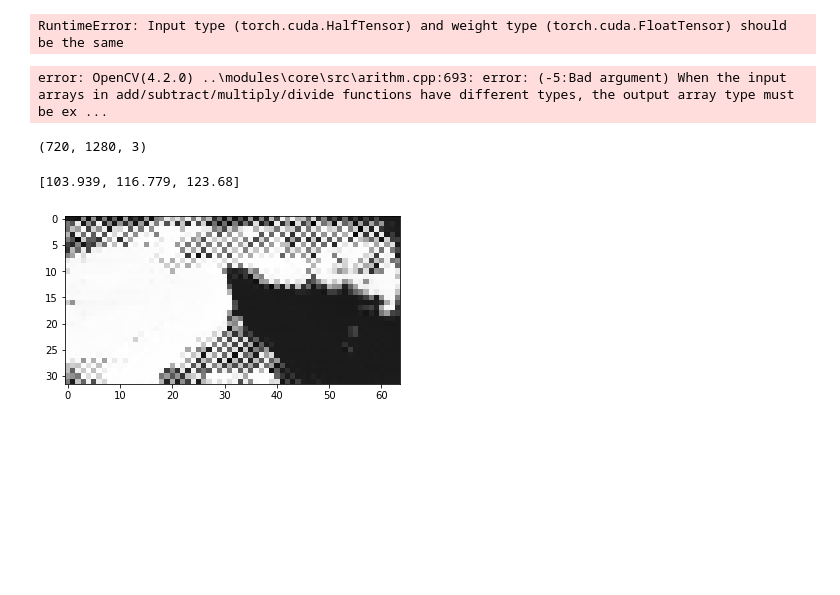
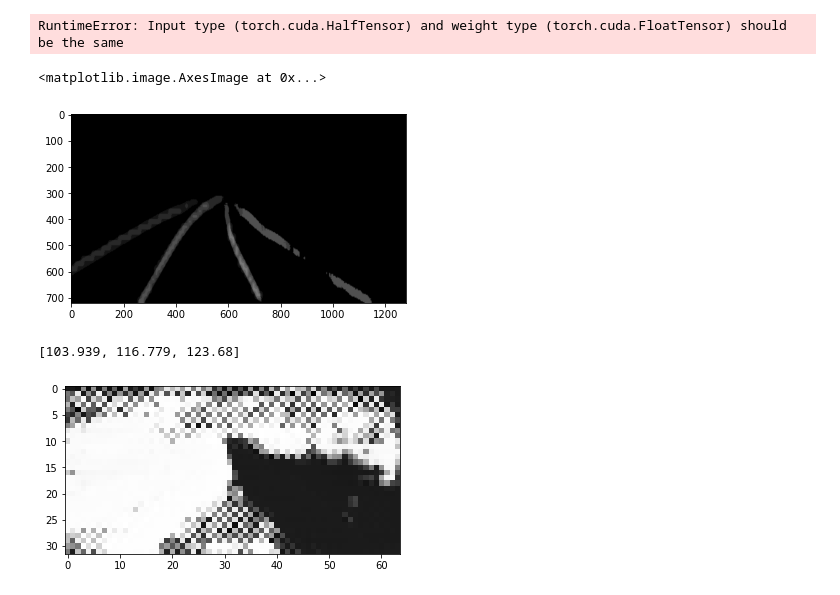
Before and after one commit to evopen/auto-ets2, a Jupyter notebook: scripts/Untitled.ipynb, the cells around one changed output. Cells and saved outputs as stored; diff of their text form; code cells hidden in the pictures; blank space fills up the shorter version.

```diff
--- a/scripts/Untitled.ipynb
+++ b/scripts/Untitled.ipynb
@@ -79,7 +79,7 @@ for filename in os.listdir('../images'):
     img = cv2.imread('../images/' + filename)
 
     drive_window_img = img[rect[1]:rect[1] + rect[3], rect[0]:rect[0] + rect[2]]
-    drive_window_img = cv2.copyMakeBorder( drive_window_img, 0, 0, 400, 200, cv2.BORDER_CONSTANT)
+    #drive_window_img = cv2.copyMakeBorder( drive_window_img, 0, 0, 400, 200, cv2.BORDER_CONSTANT)
 
     drive_window_img = drive_window_img.astype(np.float)
     input_blob = (drive_window_img - input_mean) / input_std
@@ -98,14 +98,12 @@ for filename in os.listdir('../images'):
     seg_img = cv2.cvtColor(seg_img, cv2.COLOR_GRAY2RGB)
     seg_img = cv2.resize(seg_img, (1280, 720), interpolation=cv2.INTER_LINEAR)
     drive_window_img = cv2.resize(drive_window_img, (1280, 720))
-    blend = cv2.addWeighted(seg_img * 50, 0.5, drive_window_img, 0.8, 0)
+    blend = cv2.addWeighted(seg_img * 50, 0.5, drive_window_img.astype(np.uint8), 0.8, 0)
 
     cv2.imshow('result', blend)
     if cv2.waitKey(500) == 27:
         break
 cv2.destroyWindow('result')
-# %% [output]
-error: OpenCV(4.2.0) ..\modules\core\src\arithm.cpp:693: error: (-5:Bad argument) When the input arrays in add/subtract/multiply/divide functions have different types, the output array type must be ex ...
 # %%
 # merge
 
@@ -171,10 +169,11 @@ for filename in os.listdir('../images'):
     if cv2.waitKey(500) == 27:
         break
 cv2.destroyWindow('result')
-# %%
-drive_window_img.shape
-# %% [output]
-(720, 1280, 3)
+# %%
+plt.imshow(merge_seg_img * 20)
+# %% [output]
+<matplotlib.image.AxesImage at 0x...>
+[figure, added]
 # %%
 input_mean
 # %% [output]
```
Also changed, not shown: parts of 10 cells of this notebook.
